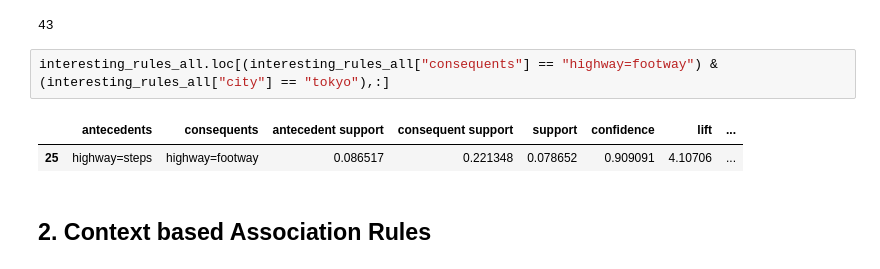
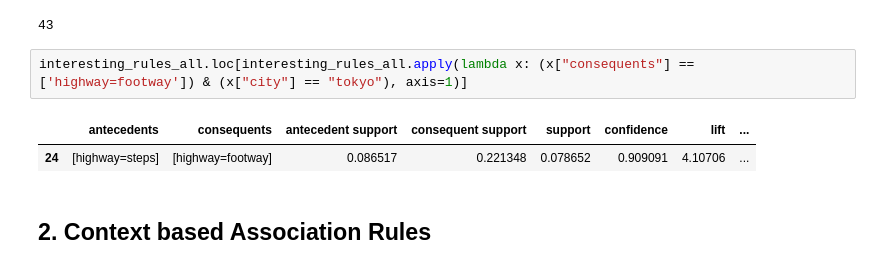
Before and after one commit to redfrexx/osm_association_rules, a Jupyter notebook: src/02-Association_Rule_Mining.ipynb, the cells around one changed output. Drawn from its saved outputs; the diff is of its cells as text.

```diff
--- a/src/02-Association_Rule_Mining.ipynb
+++ b/src/02-Association_Rule_Mining.ipynb
@@ -117,10 +120,10 @@ len(heatmap_df_all)
 # %% [output]
 43
 # %%
-interesting_rules_all.loc[(interesting_rules_all["consequents"] == "highway=footway") & (interesting_rules_all["city"] == "tokyo"),:]
+interesting_rules_all.loc[interesting_rules_all.apply(lambda x: (x["consequents"] == ['highway=footway']) & (x["city"] == "tokyo"), axis=1)]
 # %% [output]
 |  | antecedents | consequents | antecedent support | consequent support | support | confidence | lift | ... |
-| 25 | highway=steps | highway=footway | 0.086517 | 0.221348 | 0.078652 | 0.909091 | 4.10706 | ... |
+| 24 | [highway=steps] | [highway=footway] | 0.086517 | 0.221348 | 0.078652 | 0.909091 | 4.10706 | ... |
 # %% [markdown]
 ## 2. Context based Association Rules
 # %% [markdown]
```
Also changed, not shown: parts of 2 cells of this notebook.
